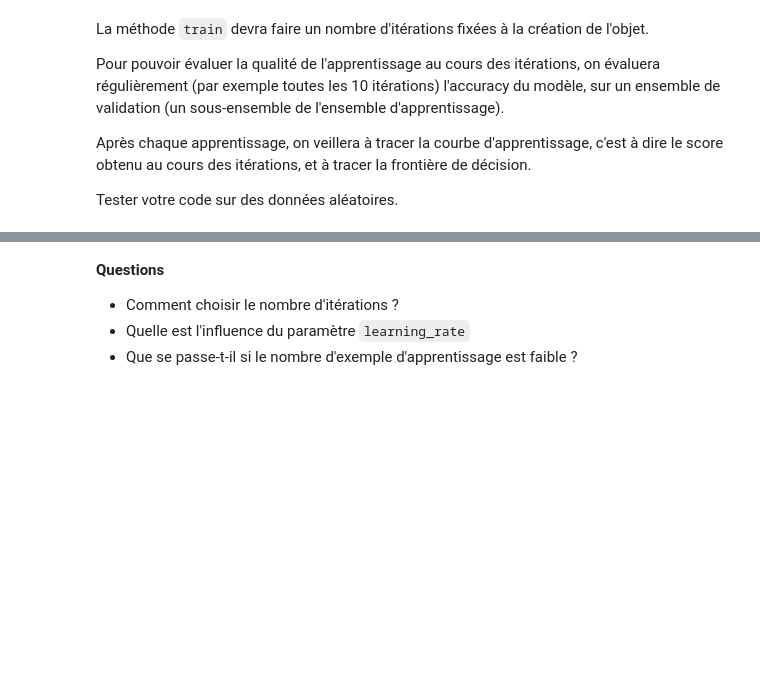
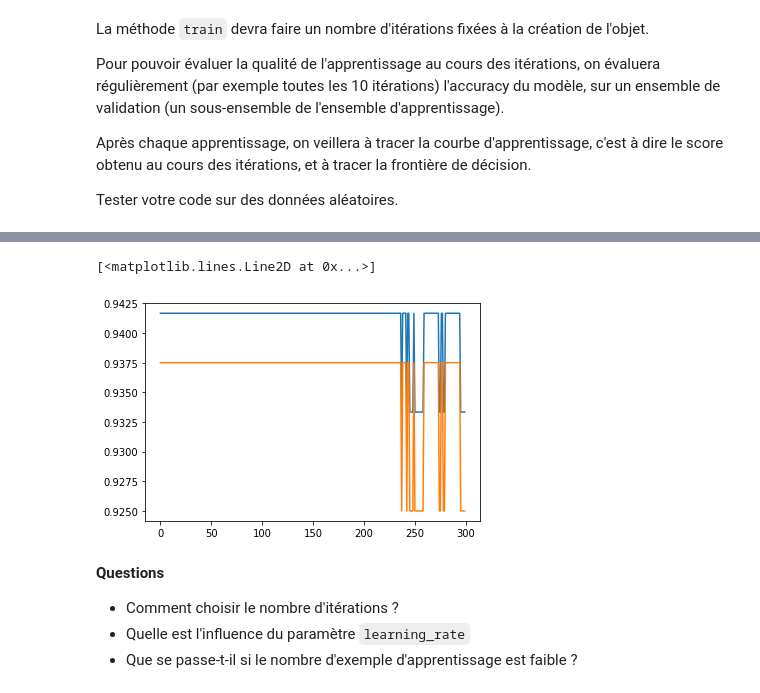
Before and after one commit to Hakimba/DataScience, a Jupyter notebook: IADS-TP3-perceptron.ipynb, the cells around one changed output, grey strips where cells are left out. Drawn from its saved outputs; the diff is of its cells as text; code cells hidden in the pictures; blank space fills up the shorter version.

```diff
--- a/IADS-TP3-perceptron.ipynb
+++ b/IADS-TP3-perceptron.ipynb
@@ -181,13 +180,18 @@ plot2DSet(datatrain)
 # %%
-accuracy_array = []
-iteration = 1000000
+accuracy_test = []
+accuracy_train = []
+iteration = 300
 for i in range(iteration):
+    accuracy_test.append(perceptron.accuracy(datatest))
+    accuracy_train.append(perceptron.accuracy(datatrain))
     perceptron.train(datatrain)
+#print(perceptron.accuracy(datatest))
 
-#accuracy_array.append(perceptron.accuracy(datatest))
-print(perceptron.accuracy(datatest))
-
-#plt.plot(accuracy_array)
+plt.plot(accuracy_train)
+plt.plot(accuracy_test)
+# %% [output]
+[<matplotlib.lines.Line2D at 0x...>]
+[figure, added]
 # %% [markdown]
 **Questions**
 - Comment choisir le nombre d'itérations ?
```
Also changed, not shown: parts of 7 cells of this notebook, 1 other file.
